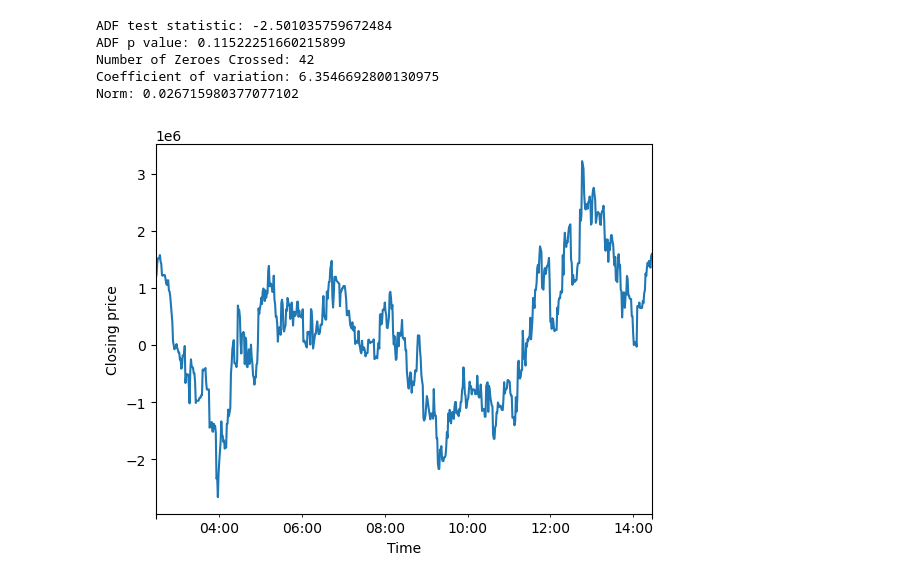
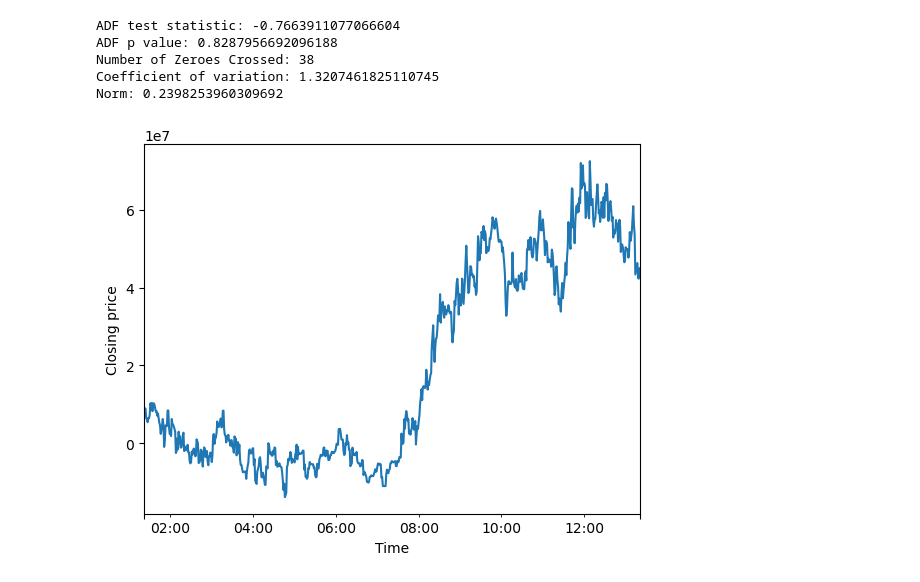
Before and after one commit to RD-44/Pairstrading, a Jupyter notebook: NSGA_optimisation.ipynb, the cells around one changed output. Saved outputs shown, nothing was run; the diff lists cells and outputs as text; code cells hidden in the pictures.

```diff
--- a/NSGA_optimisation.ipynb
+++ b/NSGA_optimisation.ipynb
@@ -96,41 +115,41 @@ functions = [lambda w : norm(w), lambda w : -nzc(w)]
 unnormalised_spread = pd.DataFrame(index=data_frames['BTCUSD'].index)
 
 # Put weights here to plot graph of spread
-normalised_weights = [0.34452418, 0.1991546,  0.07462569, 0.06963113]
+normalised_weights = [0.35006799, 0.55108276, 0.72006432, 0.17862557]
 
 def stats():
     spread = get_spread(normalised_weights)
     adf = adfuller(spread)
     print("ADF test statistic:", adf[0])
     print("ADF p value:", adf[1])
-    print("Number of Zeroes Crossed:", nzc(normalised_weights))
-    print("Coefficient of variation:", np.std(spread)/np.mean(spread))
-    print("Norm:", norm(normalised_weights))
+    print("Number of Zeroes Crossed:", nzc(spread))
+    print("Coefficient of variation:", coeff_variation(spread))
+    print("Norm:", norm(spread))
 
 unnormalised_weights = []
 unnormalised_spread['close'] = 0.0
 
 for i in range(len(normalised_weights)):
     weight = normalised_weights[i]
     for j in range(len(normalised_weights)):
         if j != i:
             if j >= len(long):
                 weight *= data_frames[short[j-len(long)]]['close'].iloc[0]
             else:
                 weight *= data_frames[long[j]]['close'].iloc[0]
     if i < len(long):
         unnormalised_spread['close'] = unnormalised_spread['close'] + weight * data_frames[long[i]]['close']
         unnormalised_weights.append(weight)
     else:
         unnormalised_spread['close'] = unnormalised_spread['close'] - weight * data_frames[short[i-len(long)]]['close']
         unnormalised_weights.append(-weight)
 
 unnormalised_spread.plot(y='close', xlabel='Time', ylabel='Closing price', fontsize=10, legend=False, subplots=True)
 stats()
 # %% [output]
-ADF test statistic: -2.501035759672484
-ADF p value: 0.11522251660215899
-Number of Zeroes Crossed: 42
-Coefficient of variation: 6.3546692800130975
-Norm: 0.026715980377077102
+ADF test statistic: -0.7663911077066604
+ADF p value: 0.8287956692096188
+Number of Zeroes Crossed: 38
+Coefficient of variation: 1.3207461825110745
+Norm: 0.2398253960309692
-[figure, old version]
+[figure, new version]
```
Also changed, not shown: parts of 1 cell of this notebook, 1 other file.
